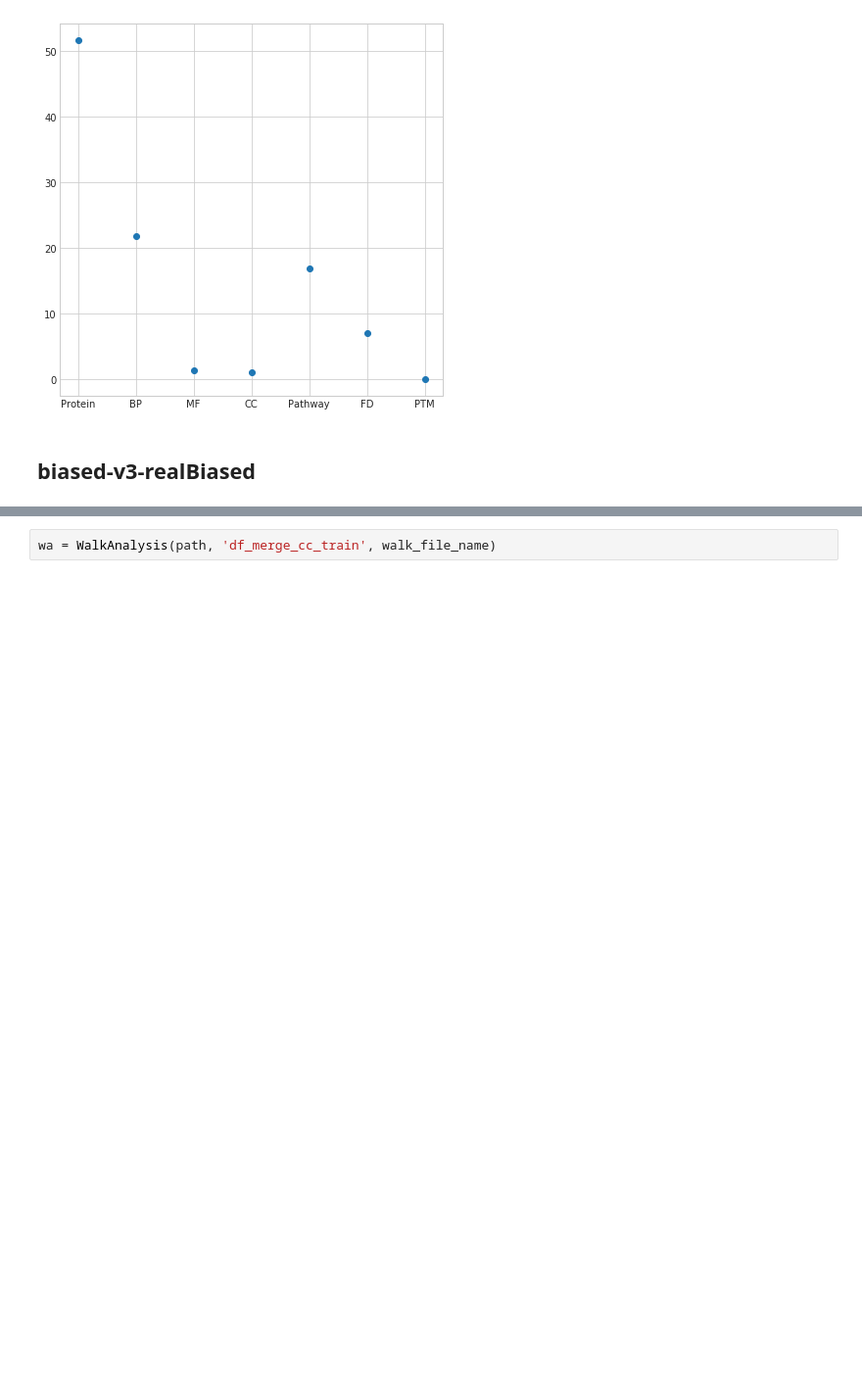
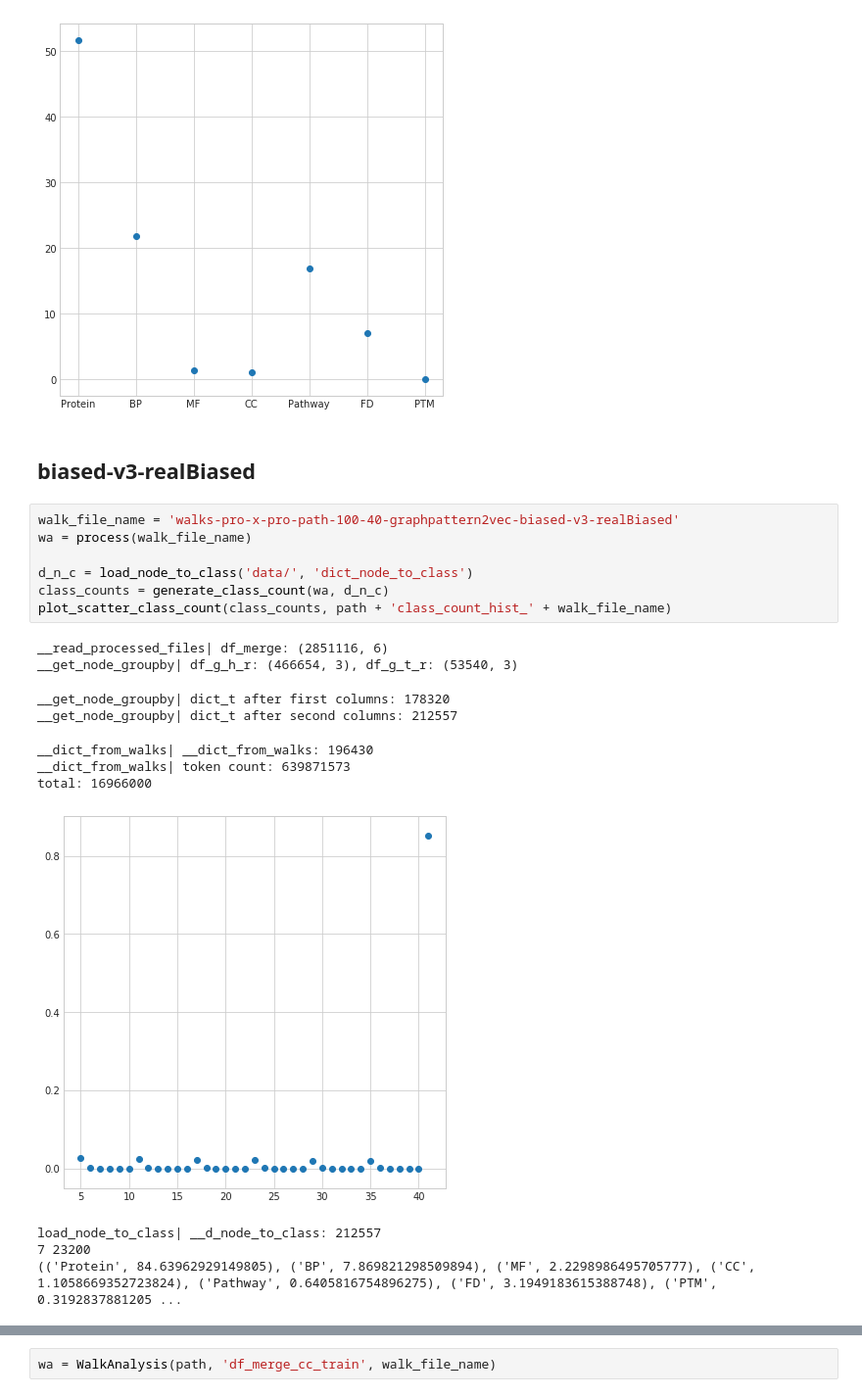
Before and after one commit to abbask/graphpattern2vec_bias, a Jupyter notebook: WalkAnalysis.ipynb, the cells around one changed output, grey strips where cells are left out. Shown: that part at 98% size. Saved outputs shown, nothing was run; the diff lists cells and outputs as text; blank space fills up the shorter version.

```diff
--- a/WalkAnalysis.ipynb
+++ b/WalkAnalysis.ipynb
@@ -302,3 +324,22 @@ load_node_to_class| __d_node_to_class: 212557
 [figure]
 # %% [markdown]
 ## biased-v3-realBiased
+# %%
+walk_file_name = 'walks-pro-x-pro-path-100-40-graphpattern2vec-biased-v3-realBiased'
+wa = process(walk_file_name)
+
+d_n_c = load_node_to_class('data/', 'dict_node_to_class')
+class_counts = generate_class_count(wa, d_n_c)
+plot_scatter_class_count(class_counts, path + 'class_count_hist_' + walk_file_name)
+# %% [output]
+__read_processed_files| df_merge: (2851116, 6)
+__get_node_groupby| df_g_h_r: (466654, 3), df_g_t_r: (53540, 3)
+__get_node_groupby| dict_t after first columns: 178320
+__get_node_groupby| dict_t after second columns: 212557
+__dict_from_walks| __dict_from_walks: 196430
+__dict_from_walks| token count: 639871573
+total: 16966000
+[figure, added]
+load_node_to_class| __d_node_to_class: 212557
+7 23200
+(('Protein', 84.63962929149805), ('BP', 7.869821298509894), ('MF', 2.2298986495705777), ('CC', 1.1058669352723824), ('Pathway', 0.6405816754896275), ('FD', 3.1949183615388748), ('PTM', 0.3192837881205 ...
```
Also changed, not shown: parts of 5 cells of this notebook, 2 other files.
